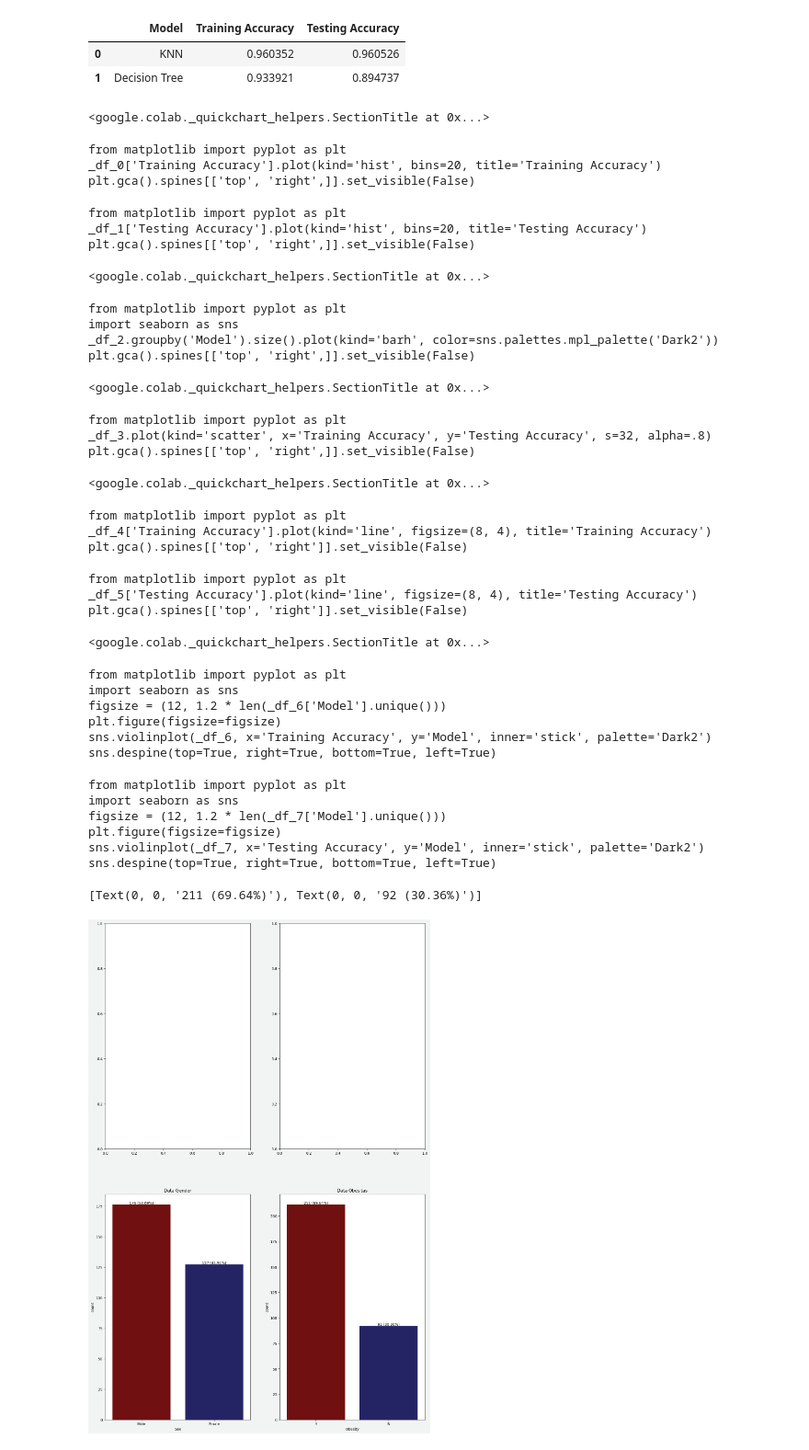
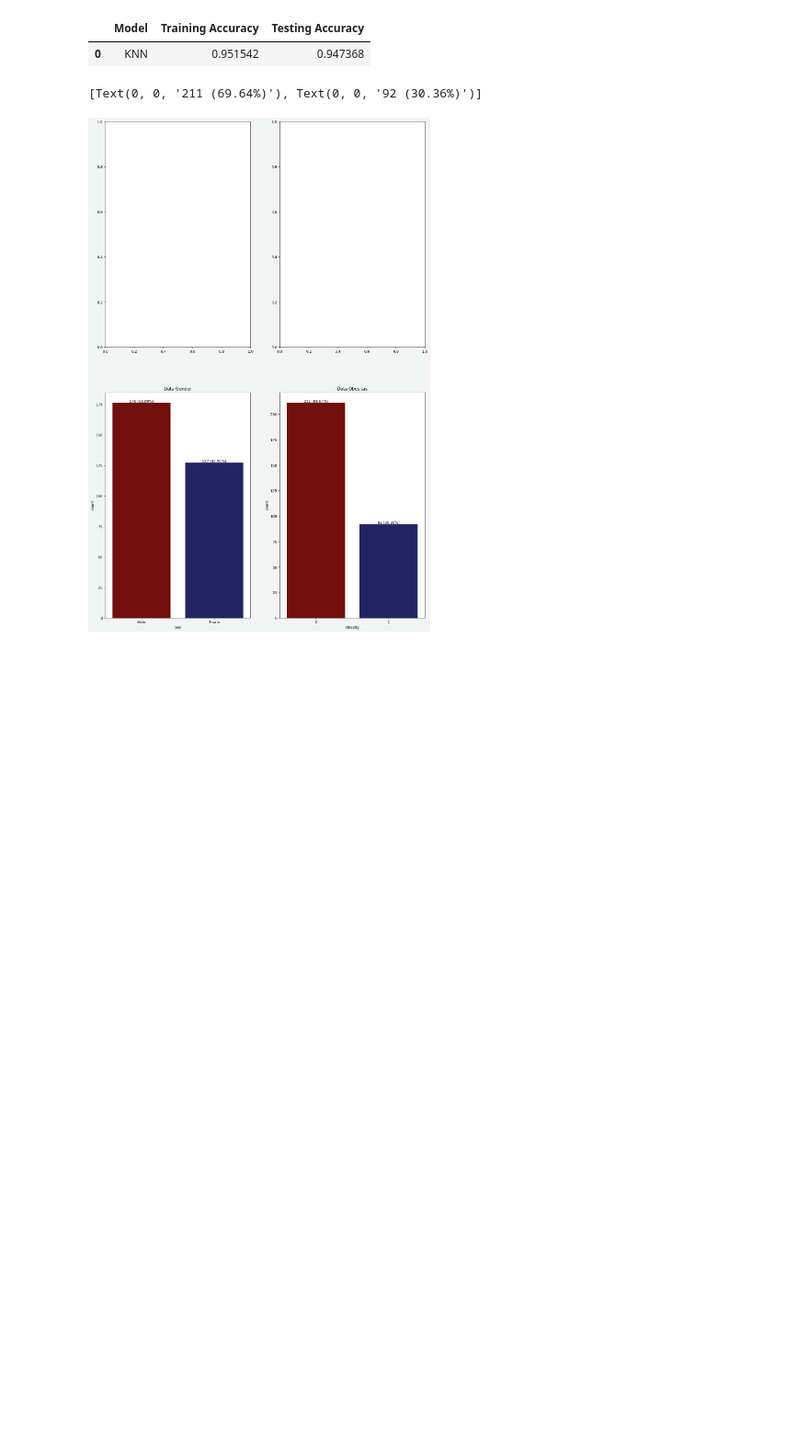
Before and after one commit to adenugroho/Mchn-Learning, a Jupyter notebook: UTS1_G241220002.ipynb, the cells around one changed output. Shown: that part at 92% size. Cells and saved outputs as stored; diff of their text form; code cells hidden in the pictures; blank space fills up the shorter version.

```diff
--- a/UTS1_G241220002.ipynb
+++ b/UTS1_G241220002.ipynb
@@ -123,7 +61,6 @@ _ = plt.ylabel('Atypical')
 # import libraries
 from sklearn.model_selection import train_test_split
 from sklearn.neighbors import KNeighborsClassifier
-from sklearn.tree import DecisionTreeClassifier as DT
 
 # create dummy variables for categorical variables
 ecomm['Gender'] = ecomm.Sex.map({'Fmale':0, 'Male':1})
@@ -150,64 +87,25 @@ X_train, X_test, Y_train, Y_test = train_test_split(X,Y, test_size=0.25,shuffle=
 classifiers=[]
 KNN_model = KNeighborsClassifier(n_neighbors=11, metric='euclidean')
 classifiers.append(KNN_model)
-DT_model = DT(criterion = 'entropy',max_depth=4)
-classifiers.append(DT_model)
 # %%
 from sklearn.metrics import accuracy_score
 accuracy_train = []
 accuracy_test = []
 for clf in classifiers:
     clf.fit(X_train, Y_train)
     pred_train = clf.predict(X_train)
     pred_test = clf.predict(X_test)
     acc_train = accuracy_score(Y_train, pred_train)
     acc_test = accuracy_score(Y_test, pred_test)
     accuracy_train.append(acc_train)
     accuracy_test.append(acc_test)
-accuracy_result = pd.DataFrame(data={'Model':['KNN','Decision Tree'],
+accuracy_result = pd.DataFrame(data={'Model':['KNN'],
                                      'Training Accuracy':accuracy_train,
                                      'Testing Accuracy':accuracy_test})
 accuracy_result.sort_values('Testing Accuracy',ascending=False)
 # %% [output]
 |  | Model | Training Accuracy | Testing Accuracy |
-| 0 | KNN | 0.960352 | 0.960526 |
-| 1 | Decision Tree | 0.933921 | 0.894737 |
+| 0 | KNN | 0.951542 | 0.947368 |
-<google.colab._quickchart_helpers.SectionTitle at 0x...>
-from matplotlib import pyplot as plt
-_df_0['Training Accuracy'].plot(kind='hist', bins=20, title='Training Accuracy')
-plt.gca().spines[['top', 'right',]].set_visible(False)
-from matplotlib import pyplot as plt
-_df_1['Testing Accuracy'].plot(kind='hist', bins=20, title='Testing Accuracy')
-plt.gca().spines[['top', 'right',]].set_visible(False)
-<google.colab._quickchart_helpers.SectionTitle at 0x...>
-from matplotlib import pyplot as plt
-import seaborn as sns
-_df_2.groupby('Model').size().plot(kind='barh', color=sns.palettes.mpl_palette('Dark2'))
-plt.gca().spines[['top', 'right',]].set_visible(False)
-<google.colab._quickchart_helpers.SectionTitle at 0x...>
-from matplotlib import pyplot as plt
-_df_3.plot(kind='scatter', x='Training Accuracy', y='Testing Accuracy', s=32, alpha=.8)
-plt.gca().spines[['top', 'right',]].set_visible(False)
-<google.colab._quickchart_helpers.SectionTitle at 0x...>
-from matplotlib import pyplot as plt
-_df_4['Training Accuracy'].plot(kind='line', figsize=(8, 4), title='Training Accuracy')
-plt.gca().spines[['top', 'right']].set_visible(False)
-from matplotlib import pyplot as plt
-_df_5['Testing Accuracy'].plot(kind='line', figsize=(8, 4), title='Testing Accuracy')
-plt.gca().spines[['top', 'right']].set_visible(False)
-<google.colab._quickchart_helpers.SectionTitle at 0x...>
-from matplotlib import pyplot as plt
-import seaborn as sns
-figsize = (12, 1.2 * len(_df_6['Model'].unique()))
-plt.figure(figsize=figsize)
-sns.violinplot(_df_6, x='Training Accuracy', y='Model', inner='stick', palette='Dark2')
-sns.despine(top=True, right=True, bottom=True, left=True)
-from matplotlib import pyplot as plt
-import seaborn as sns
-figsize = (12, 1.2 * len(_df_7['Model'].unique()))
-plt.figure(figsize=figsize)
-sns.violinplot(_df_7, x='Testing Accuracy', y='Model', inner='stick', palette='Dark2')
-sns.despine(top=True, right=True, bottom=True, left=True)
 # %%
 # for categorical data
 fig, axes = plt.subplots(2,2,figsize=(16,25), facecolor='#F2F4F4')
```
Also changed, not shown: parts of 1 cell of this notebook.
